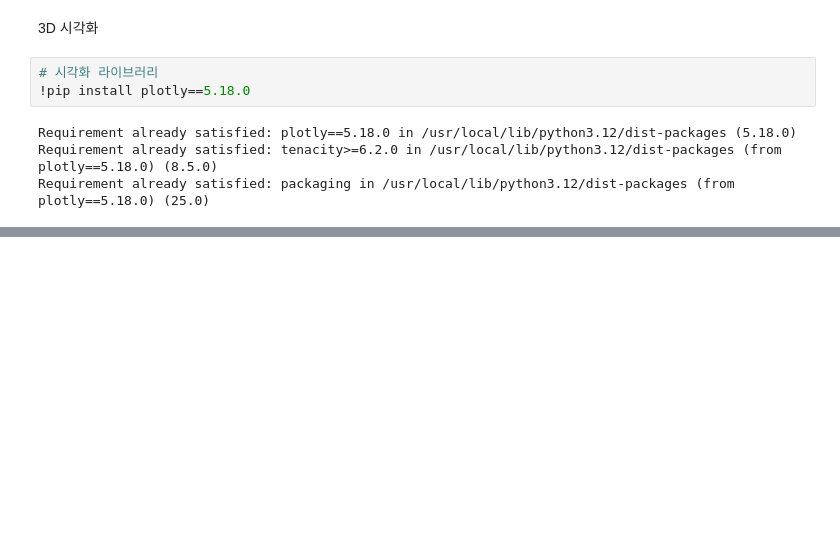
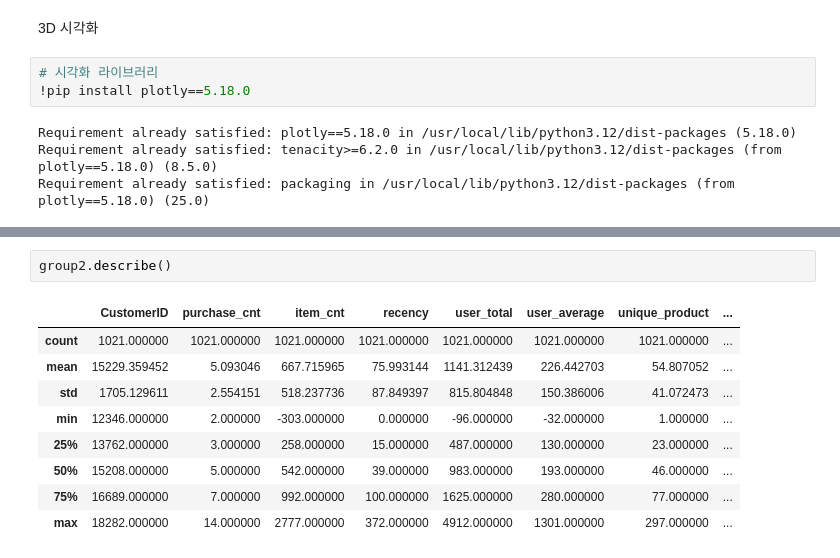
Before and after one commit to Ohsoo46/first-repository, a Jupyter notebook: cs_project01_.ipynb, the cells around one changed output, grey strips where cells are left out. Drawn from its saved outputs; the diff is of its cells as text; blank space fills up the shorter version.

```diff
--- a/cs_project01_.ipynb
+++ b/cs_project01_.ipynb
@@ -369,0 +386,12 @@ fig.show()
+# %%
+group2.describe()
+# %% [output]
+|  | CustomerID | purchase_cnt | item_cnt | recency | user_total | user_average | unique_product | ... |
+| count | 1021.000000 | 1021.000000 | 1021.000000 | 1021.000000 | 1021.000000 | 1021.000000 | 1021.000000 | ... |
+| mean | 15229.359452 | 5.093046 | 667.715965 | 75.993144 | 1141.312439 | 226.442703 | 54.807052 | ... |
+| std | 1705.129611 | 2.554151 | 518.237736 | 87.849397 | 815.804848 | 150.386006 | 41.072473 | ... |
+| min | 12346.000000 | 2.000000 | -303.000000 | 0.000000 | -96.000000 | -32.000000 | 1.000000 | ... |
+| 25% | 13762.000000 | 3.000000 | 258.000000 | 15.000000 | 487.000000 | 130.000000 | 23.000000 | ... |
+| 50% | 15208.000000 | 5.000000 | 542.000000 | 39.000000 | 983.000000 | 193.000000 | 46.000000 | ... |
+| 75% | 16689.000000 | 7.000000 | 992.000000 | 100.000000 | 1625.000000 | 280.000000 | 77.000000 | ... |
+| max | 18282.000000 | 14.000000 | 2777.000000 | 372.000000 | 4912.000000 | 1301.000000 | 297.000000 | ... |
```
Also changed, not shown: parts of 3 cells of this notebook.
